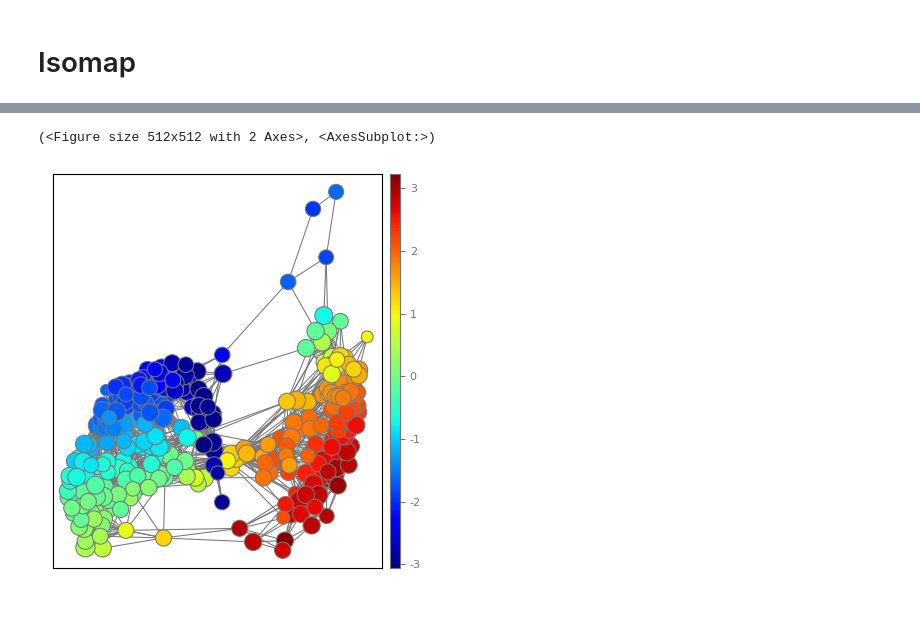
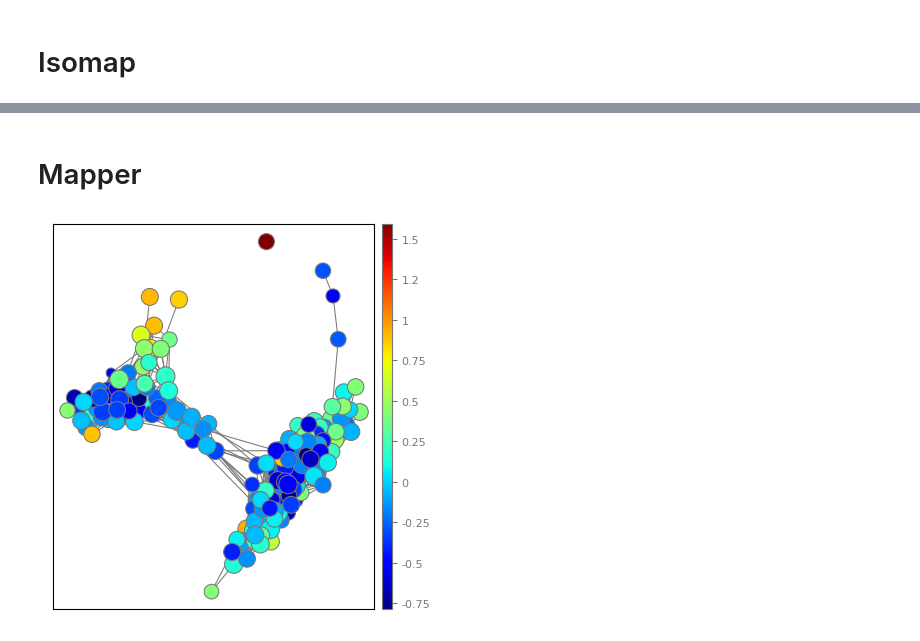
Before and after one commit to bekemax/cognitive-maps, a Jupyter notebook: experiment.ipynb, the cells around one changed output, grey strips where cells are left out. Cells and saved outputs as stored; diff of their text form; code cells hidden in the pictures; blank space fills up the shorter version.

Commit message:
figures upload

```diff
--- a/experiment.ipynb
+++ b/experiment.ipynb
@@ -173,5 +156,2 @@ graph = MapperAlgorithm(cover, clust).fit_transform(s, iemb)
-# %%
-MapperPlot(graph, dim=2, iterations=200, seed=42).plot_matplotlib(colors=iemb)
-# %% [output]
-(<Figure size 512x512 with 2 Axes>, <AxesSubplot:>)
-[figure, removed]
+# %% [markdown]
+# Mapper
@@ -177,0 +167,16 @@ MapperPlot(graph, dim=2, iterations=200, seed=42).plot_matplotlib(colors=iemb)
+# %%
+# Apply PCA as lens
+#y = PCA(2, random_state=42).fit_transform(s)
+
+# Mapper pipeline
+cover = KNNCover(neighbors=300)
+clust = KMeans()
+graph = MapperAlgorithm(cover, clust).fit_transform(s, uemb)
+# %%
+plot = MapperPlot(graph, dim=2, iterations=400, seed=42).plot_matplotlib(colors=iemb)
+
+
+plt.gcf().set_size_inches((5,5))
+#plt.gca().set_aspect('equal')
+# %% [output]
+[figure, added]
```
Also changed, not shown: parts of 10 cells of this notebook, 4 other files.
